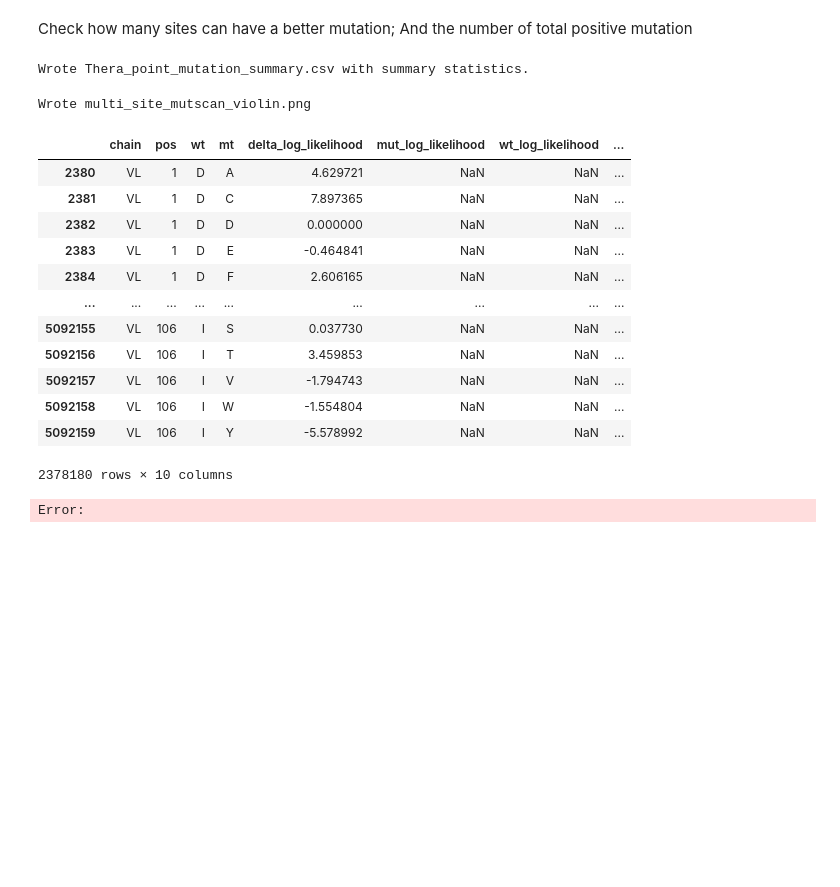
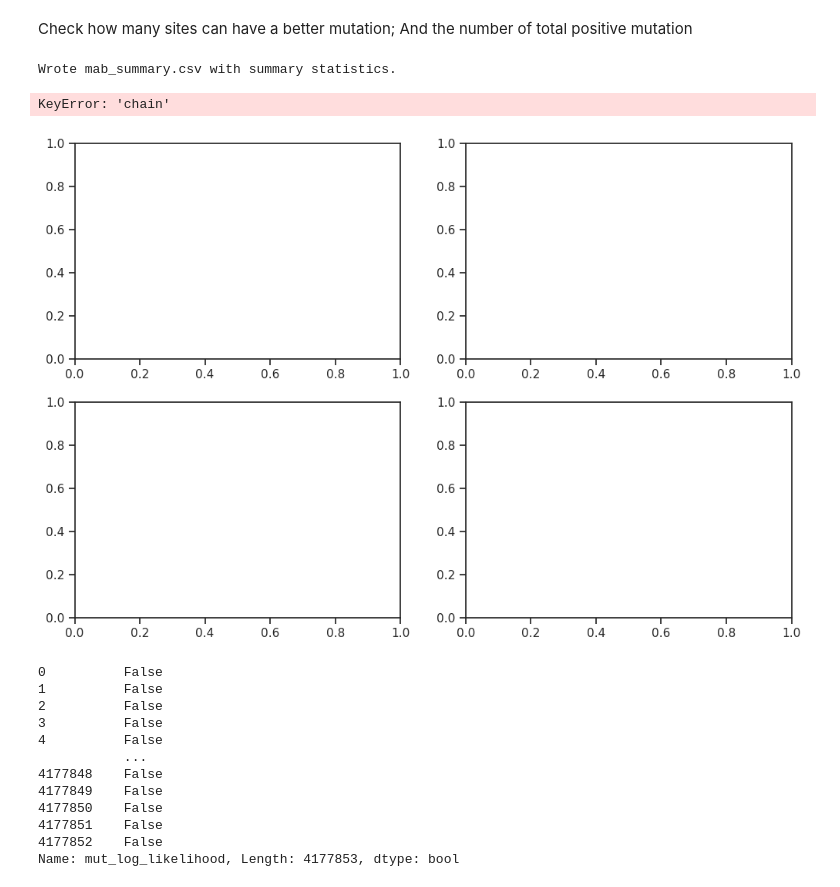
Before and after one commit to WenyueDai/Benchmark_point_mutation_antibody_VHH, a Jupyter notebook: plot.ipynb, the cells around one changed output. Drawn from its saved outputs; the diff is of its cells as text; code cells hidden in the pictures; blank space fills up the shorter version.

```diff
--- a/plot.ipynb
+++ b/plot.ipynb
@@ -4,7 +4,7 @@ Check how many sites can have a better mutation; And the number of total positiv
 import pandas as pd
 
 # load your mutation results
-df = pd.read_csv("Thera_point_mutation.csv", sep="\t")
+df = pd.read_csv("/home/eva/0_point_mutation/results/mab.csv", sep="\t")
 
 summary = []
 
@@ -31,17 +31,17 @@ for sample in df["sample"].unique():
     })
 
 summary_df = pd.DataFrame(summary)
-summary_df.to_csv("Thera_point_mutation_summary.csv", sep="\t", index=False)
-print("Wrote Thera_point_mutation_summary.csv with summary statistics.")
+summary_df.to_csv("/home/eva/0_point_mutation/results/mab_summary.csv", sep="\t", index=False)
+print("Wrote mab_summary.csv with summary statistics.")
 # %% [output]
-Wrote Thera_point_mutation_summary.csv with summary statistics.
+Wrote mab_summary.csv with summary statistics.
 # %%
 import pandas as pd
 import seaborn as sns
 import matplotlib.pyplot as plt
 
 # load your results
-df = pd.read_csv("/home/eva/0_point_mutation/Thera_point_mutation.csv", sep="\t")
+df = pd.read_csv("/home/eva/0_point_mutation/results/mab_summary.csv", sep="\t")
 
 # sites of interest
 sites = [('VH', 'H103'), ('VH', 'H104'), ('VH', 'H68')]
@@ -69,34 +69,35 @@ for ax, (chain, pos) in zip(axes, sites):
         palette="vlag",
         inner=None,
         scale="width",
         cut=0,
         ax=ax
     )
 
     # scatter on top
     sns.stripplot(
         data=site_df,
         x="mt",
         y="mut_log_likelihood",
         color="k",
         size=1,
         alpha=0.8,
         jitter=True,
         ax=ax
     )
 
     ax.axhline(0, linestyle="--", color="gray")
     ax.set_title(f"{chain} position {pos} mutation scan")
     ax.set_xlabel("Mutant amino acid")
     ax.set_ylabel("mut_log_likelihood")
 
 sns.despine()
 plt.tight_layout()
 plt.savefig("multi_site_mutscan_violin.png", dpi=300)
 plt.close()
 print("Wrote multi_site_mutscan_violin.png")
 # %% [output]
-Wrote multi_site_mutscan_violin.png
+KeyError: 'chain'
+[figure, added]
 # %%
 import pandas as pd
 import seaborn as sns
@@ -104,23 +105,21 @@ import matplotlib.pyplot as plt
 from matplotlib.backends.backend_pdf import PdfPages
 
 # load results
-df = pd.read_csv("/home/eva/0_point_mutation/Thera_point_mutation.csv", sep="\t")
-df['mut_log_likelihood'].isna()]
+df = pd.read_csv("/home/eva/0_point_mutation/results/mab.csv", sep="\t")
+df['mut_log_likelihood'].isna()
 # %% [output]
-|  | chain | pos | wt | mt | delta_log_likelihood | mut_log_likelihood | wt_log_likelihood | ... |
-| 2380 | VL | 1 | D | A | 4.629721 | NaN | NaN | ... |
-| 2381 | VL | 1 | D | C | 7.897365 | NaN | NaN | ... |
-| 2382 | VL | 1 | D | D | 0.000000 | NaN | NaN | ... |
-| 2383 | VL | 1 | D | E | -0.464841 | NaN | NaN | ... |
-| 2384 | VL | 1 | D | F | 2.606165 | NaN | NaN | ... |
-| ... | ... | ... | ... | ... | ... | ... | ... | ... |
-| 5092155 | VL | 106 | I | S | 0.037730 | NaN | NaN | ... |
-| 5092156 | VL | 106 | I | T | 3.459853 | NaN | NaN | ... |
-| 5092157 | VL | 106 | I | V | -1.794743 | NaN | NaN | ... |
-| 5092158 | VL | 106 | I | W | -1.554804 | NaN | NaN | ... |
-| 5092159 | VL | 106 | I | Y | -5.578992 | NaN | NaN | ... |
-2378180 rows × 10 columns
+0          False
+1          False
+2          False
+3          False
+4          False
+           ...
+4177848    False
+4177849    False
+4177850    False
+4177851    False
+4177852    False
+Name: mut_log_likelihood, Length: 4177853, dtype: bool
-Error:
 # %%
 import pandas as pd
 import seaborn as sns
```
Also changed, not shown: parts of 1 cell of this notebook, 17 other files.
